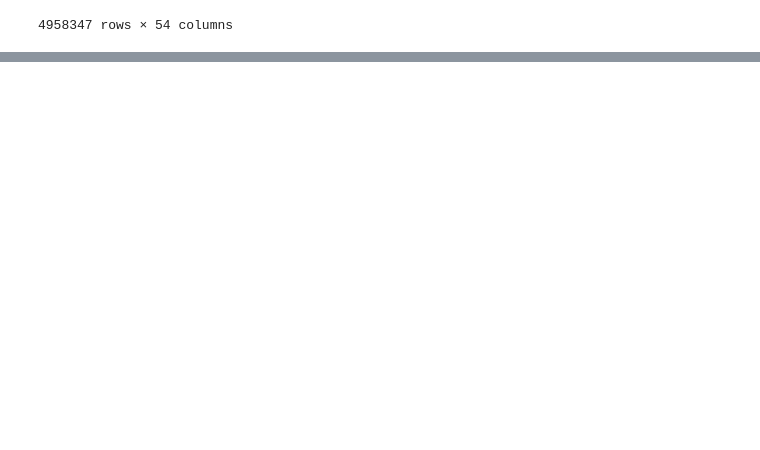
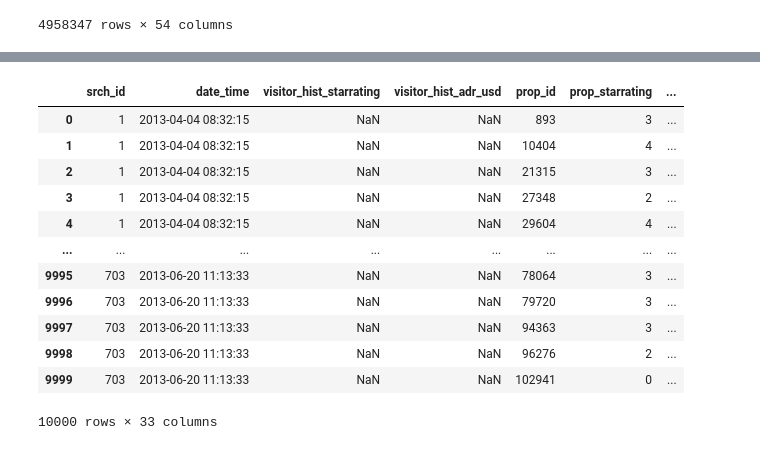
Before and after one commit to timmooren/DM2, a Jupyter notebook: test_ryo.ipynb, the cells around one changed output, grey strips where cells are left out. Cells and saved outputs as stored; diff of their text form; code cells hidden in the pictures; blank space fills up the shorter version.

Commit message:
added categorical encoding function

```diff
--- a/test_ryo.ipynb
+++ b/test_ryo.ipynb
@@ -41,0 +36,19 @@ agg_data
+# %%
+# comp vars aggregation
+df_knn = data.copy()
+df_knn = fn.comp_aggregation(df_knn)
+# adding relevance score
+df_knn["relevance"] = df_knn["booking_bool"].apply(lambda x: 5 if x == 1 else 0) + df_knn["click_bool"].apply(lambda x: 1 if x == 1 else 0) # does 5+1 btw
+# drop datetime
+df_knn = df_knn.drop(columns="date_time")
+# replace all NaN with 0 -> temporary measure
+df_knn = df_knn.fillna(0)
+
+# use only a subset of data
+df_small = df_knn.head(100000)
+
+# split dataset - TODO: make sure not to split the query & property groups
+X = df_small.drop(columns="relevance")
+X_train, X_test, y_train, y_test = train_test_split(X, df_small["relevance"], test_size=0.2, random_state=42)
+
+# TODO: drop position
@@ -44,0 +140,20 @@ agg_data
+# %%
+dummy_data = fn.comp_aggregation(data.iloc[:10000].copy())
+dummy_data["relevance"] = dummy_data["booking_bool"].apply(lambda x: 5 if x == 1 else 0) + df_knn["click_bool"].apply(lambda x: 1 if x == 1 else 0) # does 5+1 btw
+# %%
+dummy_data = fn.categorical_encoding(dummy_data)
+dummy_data
+# %% [output]
+|  | srch_id | date_time | visitor_hist_starrating | visitor_hist_adr_usd | prop_id | prop_starrating | ... |
+| 0 | 1 | 2013-04-04 08:32:15 | NaN | NaN | 893 | 3 | ... |
+| 1 | 1 | 2013-04-04 08:32:15 | NaN | NaN | 10404 | 4 | ... |
+| 2 | 1 | 2013-04-04 08:32:15 | NaN | NaN | 21315 | 3 | ... |
+| 3 | 1 | 2013-04-04 08:32:15 | NaN | NaN | 27348 | 2 | ... |
+| 4 | 1 | 2013-04-04 08:32:15 | NaN | NaN | 29604 | 4 | ... |
+| ... | ... | ... | ... | ... | ... | ... | ... |
+| 9995 | 703 | 2013-06-20 11:13:33 | NaN | NaN | 78064 | 3 | ... |
+| 9996 | 703 | 2013-06-20 11:13:33 | NaN | NaN | 79720 | 3 | ... |
+| 9997 | 703 | 2013-06-20 11:13:33 | NaN | NaN | 94363 | 3 | ... |
+| 9998 | 703 | 2013-06-20 11:13:33 | NaN | NaN | 96276 | 2 | ... |
+| 9999 | 703 | 2013-06-20 11:13:33 | NaN | NaN | 102941 | 0 | ... |
+10000 rows × 33 columns
```
Also changed, not shown: parts of 19 cells of this notebook, 2 other files.
